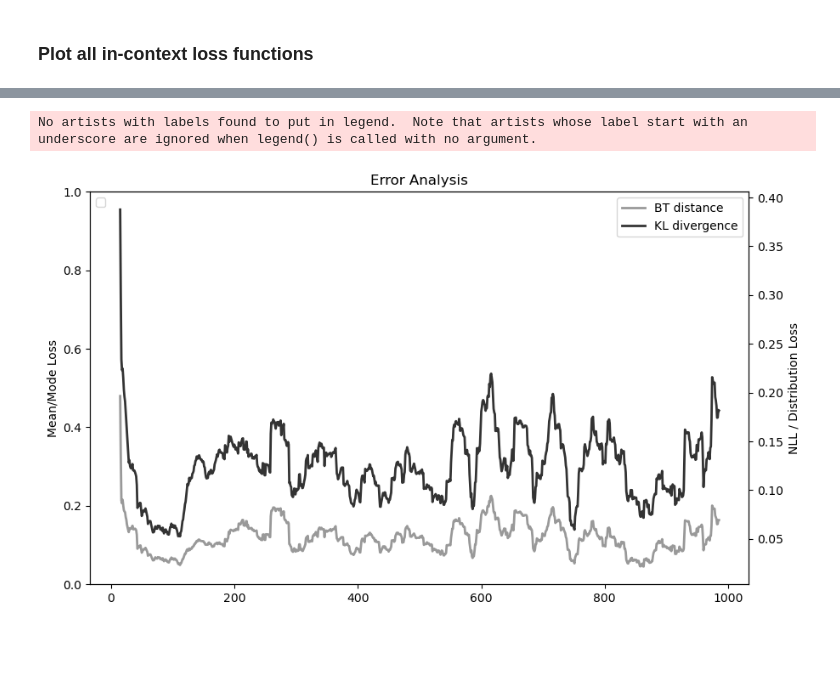
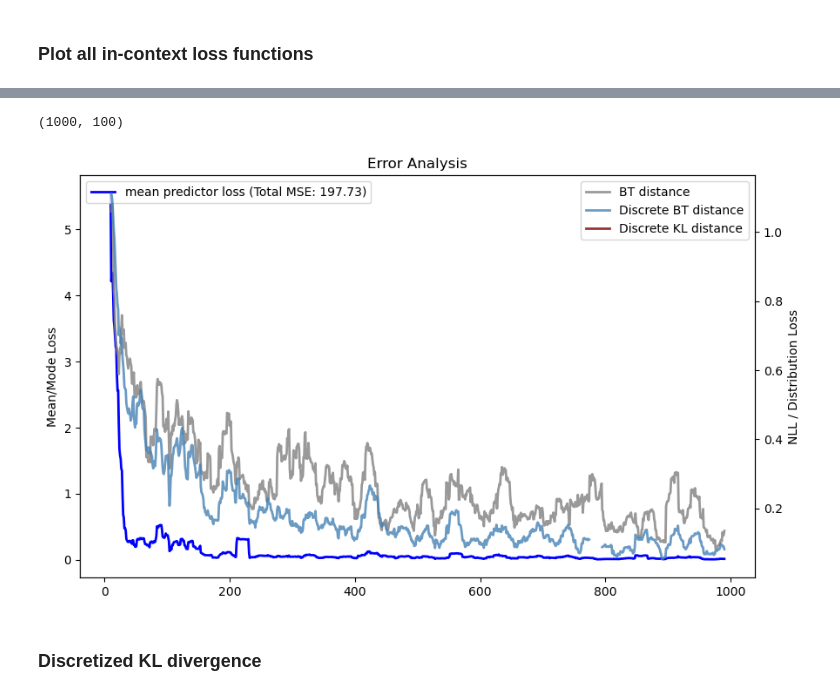
Before and after one commit to AntonioLiu97/llmICL, a Jupyter notebook: multi_digit_distribution_high_res_cache.ipynb, the cells around one changed output, grey strips where cells are left out. Saved outputs shown, nothing was run; the diff lists cells and outputs as text; code cells hidden in the pictures; blank space fills up the shorter version.

Commit message:
add discretized divergences

```diff
--- a/multi_digit_distribution_high_res_cache.ipynb
+++ b/multi_digit_distribution_high_res_cache.ipynb
@@ -246,7 +248,8 @@ up_shift = 0.15
 rescaled_array = (time_series-time_series.min())/(time_series.max()-time_series.min()) * rescale_factor + up_shift
 rescaled_true_mean_arr = (np.array(mean_series)-time_series.min())/(time_series.max()-time_series.min()) * rescale_factor + up_shift
 rescaled_true_sigma_arr = np.array(sigma_series)/(time_series.max()-time_series.min()) * rescale_factor
-
+rescaled_true_mean_arr *= 10
+rescaled_true_sigma_arr *= 10
 full_series = serialize_arr(rescaled_array, settings)
 # %%
 len(full_series)
@@ -351,2 +360,16 @@ with open("MultiPDFList/2023-12-22_17-28-45.pkl", 'rb') as f:
+# %%
+PDF_true_list = copy.deepcopy(PDF_list)
+discrete_BT_loss = []
+discrete_KL_loss = []
+for PDF, PDF_true, true_mean, true_sigma in zip(PDF_list, PDF_true_list, rescaled_true_mean_arr, rescaled_true_sigma_arr):
+    def func(x):
+        return np.exp(- (x - true_mean)**2 / (2 * true_sigma**2)) / true_sigma / np.sqrt(2 * np.pi)
+    PDF_true.discretize(func)
+    PDF_true.compute_stats()
+    discrete_BT_loss += [PDF_true.BT_dist(PDF)]
+    discrete_KL_loss += [PDF_true.KL_div(PDF)]
+
+discrete_BT_loss = np.array(discrete_BT_loss)
+discrete_KL_loss = np.array(discrete_KL_loss)
 # %%
 ### tune temperature
@@ -510,11 +536,12 @@ NLL_digit = -logprobs[comma_locations] \
+# %%
+discrete_BT_loss.shape
+# %% [output]
+(1000, 100)
 # %%
-window_size = 30
+window_size = 20
 xlog = 0
 ylog = 0
 scale_mean_mode_error = 0
-
-true_mean_arr = rescaled_true_mean_arr*10
-true_sigma_arr = rescaled_true_sigma_arr*10
 
 top_hat_kernel = np.ones(window_size) / window_size
 gaussian_kernel = norm.pdf(np.arange(window_size), loc=window_size // 2, scale=window_size / 6)
@@ -523,67 +550,73 @@ kernel = top_hat_kernel
 
 # Errors for mean_arr
 if scale_mean_mode_error:
-    error_mean = np.abs(true_mean_arr - mean_arr) / true_mean_arr
+    error_mean = np.abs(rescaled_true_mean_arr - mean_arr) / rescaled_true_mean_arr
 else:
-    error_mean = (true_mean_arr - mean_arr) ** 2
+    error_mean = (rescaled_true_mean_arr - mean_arr) ** 2
 averaged_error_mean = np.convolve(error_mean, kernel, mode='valid')
 
 # Errors for mode_arr
 
 if scale_mean_mode_error:
-    error_mode = np.abs(true_mean_arr - mode_arr) / true_mean_arr
+    error_mode = np.abs(rescaled_true_mean_arr - mode_arr) / rescaled_true_mean_arr
 else:
-    error_mode = (true_mean_arr - mode_arr) ** 2
+    error_mode = (rescaled_true_mean_arr - mode_arr) ** 2
 
 averaged_error_mode = np.convolve(error_mode, kernel, mode='valid')
 
 # Errors sigma
-error_sigma = np.abs(true_sigma_arr - sigma_arr) #/ true_sigma_arr
+error_sigma = np.abs(rescaled_true_sigma_arr - sigma_arr) #/ true_sigma_arr
 averaged_error_sigma = np.convolve(error_sigma, kernel, mode='valid')
 
-# Errors for NLL
-averaged_nll_digit = np.convolve(NLL_digit, kernel, mode='valid')
+# Errors from NLL
+# averaged_nll_digit = np.convolve(NLL_digit, kernel, mode='valid')
 
-# Errors for Bhattacharya distance and KL divergence
-BT_loss = error_mode / (true_sigma_arr**2 + sigma_arr**2) / 2 + np.log(sigma_arr + true_sigma_arr) - np.log(sigma_arr * true_sigma_arr)/2 - np.log(2)
+# Errors from Bhattacharya distance and KL divergence
+BT_loss = error_mode / (rescaled_true_sigma_arr**2 + sigma_arr**2) / 2 + np.log(sigma_arr + rescaled_true_sigma_arr) - np.log(sigma_arr * rescaled_true_sigma_arr)/2 - np.log(2)
 averaged_BT_loss = np.convolve(BT_loss, kernel, mode='valid')
 
-KL_loss = np.log(sigma_arr/true_sigma_arr) + (true_sigma_arr**2 + error_mode)/(2*sigma_arr**2) - 1/2
+KL_loss = np.log(sigma_arr/rescaled_true_sigma_arr) + (rescaled_true_sigma_arr**2 + error_mode)/(2*sigma_arr**2) - 1/2
 averaged_KL_loss = np.convolve(KL_loss, kernel, mode='valid')
+
+averaged_discrete_BT_loss = np.convolve(discrete_BT_loss, kernel, mode='valid')
+averaged_discrete_KL_loss = np.convolve(discrete_KL_loss, kernel, mode='valid')
 
 fig, ax1 = plt.subplots(figsize=(10, 6))
 
 # Plotting the averaged errors
 # ax1.plot(np.arange(window_size//2, len(error_mode) - window_size//2 + 1), averaged_error_mode, label=f"mode predictor loss (Total MSE: {np.sum(error_mode):.2f})", linewidth=2, c='lightblue')
-# ax1.plot(np.arange(window_size//2, len(error_mean) - window_size//2 + 1), averaged_error_mean, label=f"mean predictor loss (Total MSE: {np.sum(error_mean):.2f})", linewidth=2, c='blue')
+ax1.plot(np.arange(window_size//2, len(error_mean) - window_size//2 + 1), averaged_error_mean, label=f"mean predictor loss (Total MSE: {np.sum(error_mean):.2f})", linewidth=2, c='blue')
 # ax1.plot(np.arange(window_size//2, len(error_sigma) - window_size//2 + 1), averaged_error_sigma, label=f"sigma loss", linewidth=2, c='green')
 
 ax1.set_ylabel("Mean/Mode Loss")
 ax1.legend(loc='upper left')
 
 ax2 = ax1.twinx()
 # ax2.plot(np.arange(window_size//2, len(NLL_digit) - window_size//2 + 1), averaged_nll_digit, label="NLL Digit Loss", linewidth=2, c='gray', alpha = 0.4)
+# ax2.plot(np.arange(window_size//2, len(KL_loss) - window_size//2 + 1), averaged_KL_loss, label="KL divergence", linewidth=2, c='black', alpha = 0.8)
 ax2.plot(np.arange(window_size//2, len(BT_loss) - window_size//2 + 1), averaged_BT_loss, label="BT distance", linewidth=2, c='gray', alpha = 0.8)
-ax2.plot(np.arange(window_size//2, len(KL_loss) - window_size//2 + 1), averaged_KL_loss, label="KL divergence", linewidth=2, c='black', alpha = 0.8)
+ax2.plot(np.arange(window_size//2, len(discrete_BT_loss) - window_size//2 + 1), averaged_discrete_BT_loss, label="Discrete BT distance", linewidth=2, c='steelblue', alpha = 0.8)
+ax2.plot(np.arange(window_size//2, len(discrete_BT_loss) - window_size//2 + 1), averaged_discrete_KL_loss, label="Discrete KL distance", linewidth=2, c='maroon', alpha = 0.8)
 
 # ax1.plot(X)
 
 ax2.set_ylabel("NLL / Distribution Loss")
 ax2.legend(loc='upper right')
 
 if xlog:
     ax1.set_xscale('log')
     ax2.set_xscale('log')
 
 if ylog:
     ax1.set_yscale('log')
     ax2.set_yscale('log')
 
 # plt.xlim(0,150)
 
 plt.xlabel("Time Steps Seen")
 plt.title("Error Analysis")
 plt.show()
 # %% [output]
-No artists with labels found to put in legend.  Note that artists whose label start with an underscore are ignored when legend() is called with no argument.
-[figure, old version]
+[figure, new version]
+# %% [markdown]
+### Discretized KL divergence
```
Also changed, not shown: parts of 10 cells of this notebook, 1 other file.
